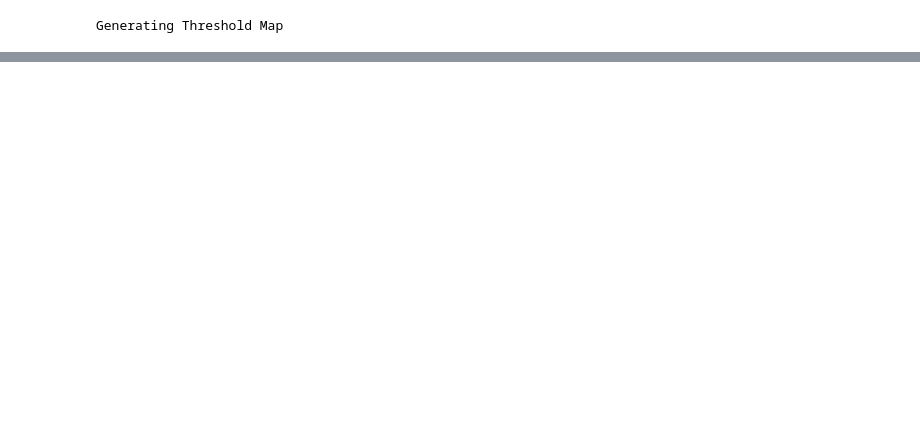
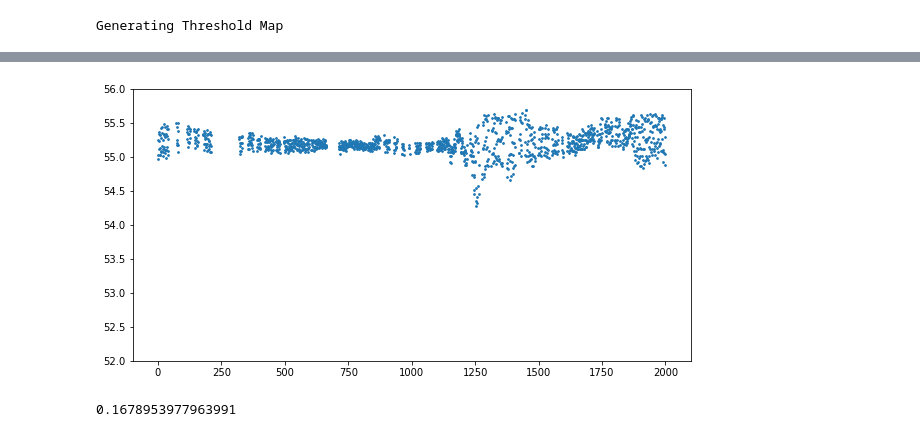
Before and after one commit to jksdbks123/Lidar-Tracker, a Jupyter notebook: LiDAR_Tracker_Project/ParamValidation.ipynb, the cells around one changed output, grey strips where cells are left out. Cells and saved outputs as stored; diff of their text form; code cells hidden in the pictures; blank space fills up the shorter version.

```diff
--- a/LiDAR_Tracker_Project/ParamValidation.ipynb
+++ b/LiDAR_Tracker_Project/ParamValidation.ipynb
@@ -82,0 +205,15 @@ draw(pcd,height=1000,width=1000)
+# %%
+laser_id = theta_raw[24] == theta
+azimuth_channel = 726
+plt.figure(figsize=(10,5))
+plt.scatter(np.arange(2000),collector.aggregated_map[:2000,laser_id,azimuth_channel], s = 3)
+# plt.hlines(threshold_map[laser_id,azimuth_channel],0,2000,color = 'r')
+plt.ylim(52,56)
+plt.show()
+# %% [output]
+[figure, added]
+# %%
+temp = collector.aggregated_map[:2000,laser_id,azimuth_channel]
+temp[temp > 50].std()
+# %% [output]
+0.1678953977963991
```
Also changed, not shown: parts of 40 cells of this notebook, 3 other files.
